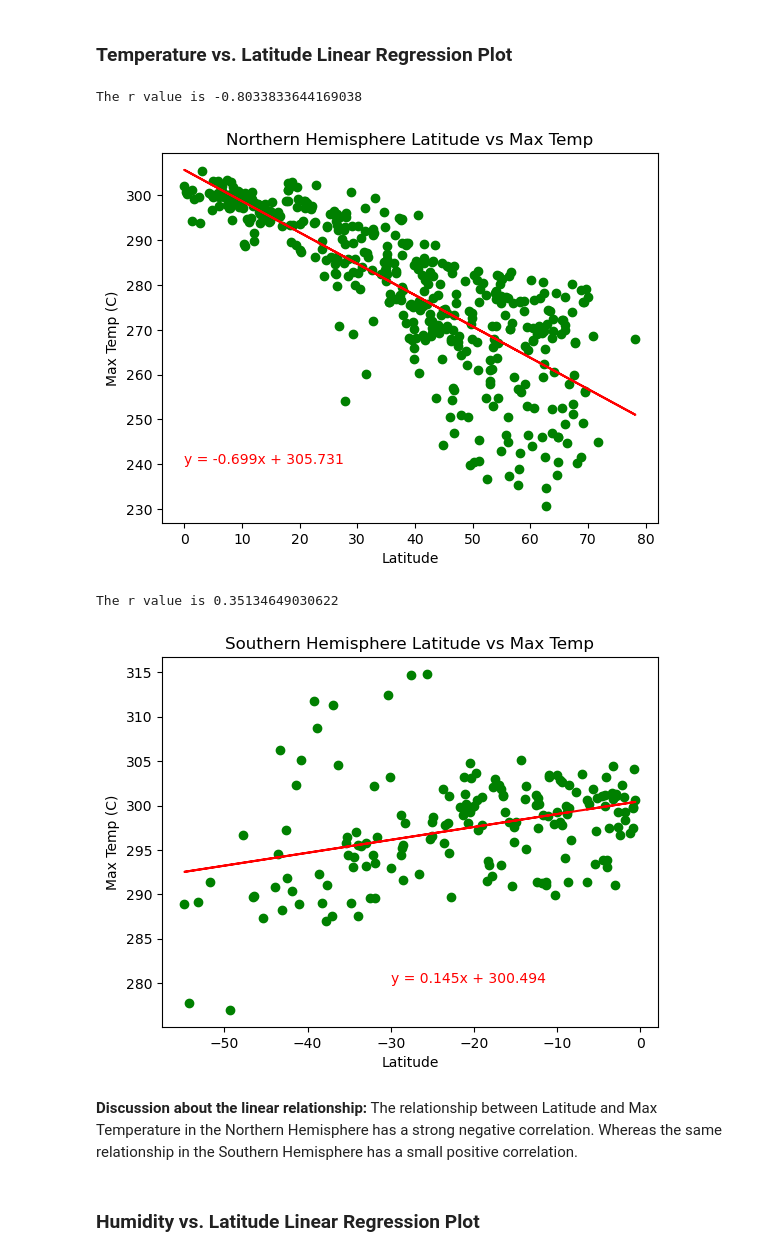
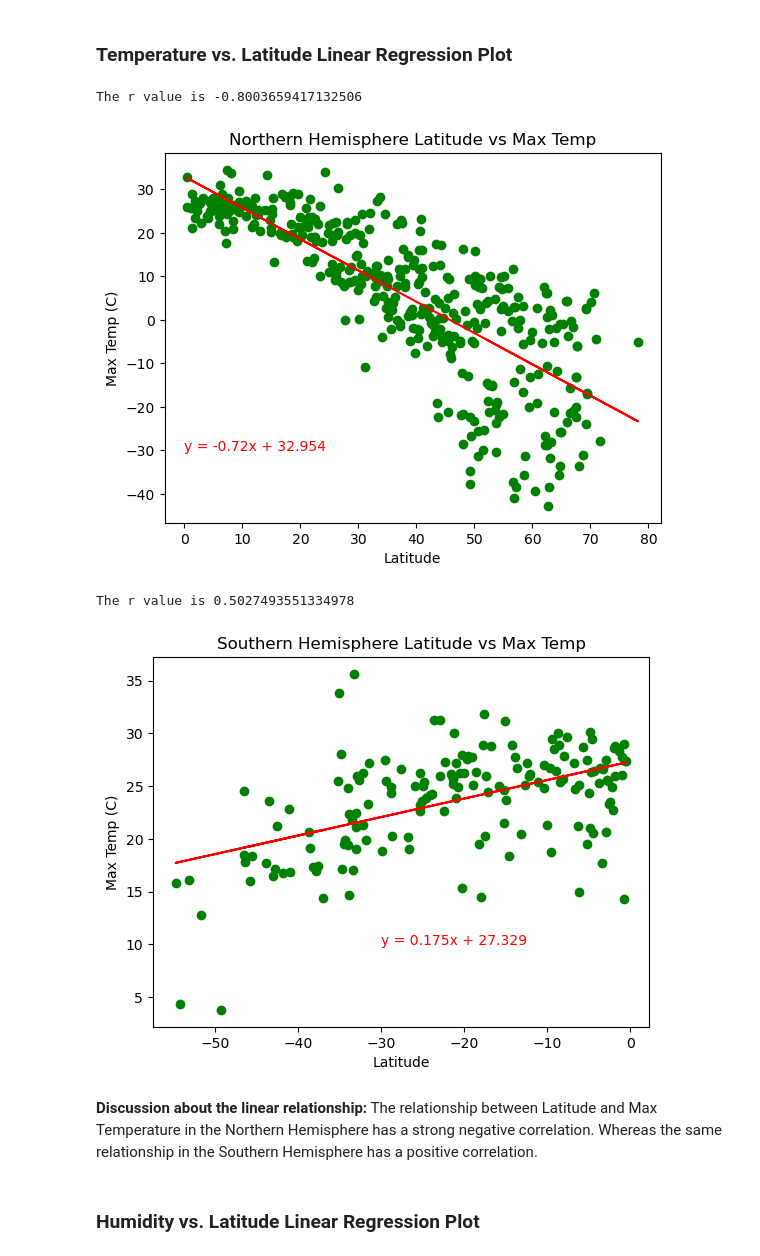
Before and after one commit to clorden1/python-api-challenge, a Jupyter notebook: Starter_Code/starter_code/WeatherPy.ipynb, the cells around one changed output. Drawn from its saved outputs; the diff is of its cells as text; code cells hidden in the pictures.

```diff
--- a/Starter_Code/starter_code/WeatherPy.ipynb
+++ b/Starter_Code/starter_code/WeatherPy.ipynb
@@ -320,19 +320,19 @@ southern_hemi_df.head()
 ###  Temperature vs. Latitude Linear Regression Plot
 # %%
 # Linear regression on Northern Hemisphere
-plotLinReg(x = northern_hemi_df["Lat"], y = northern_hemi_df["Max Temp"], title = "Northern Hemisphere Latitude vs Max Temp", xlabel = "Latitude", ylabel = "Max Temp (C)", xyloc= (0, 240))
+plotLinReg(x = northern_hemi_df["Lat"], y = northern_hemi_df["Max Temp"], title = "Northern Hemisphere Latitude vs Max Temp", xlabel = "Latitude", ylabel = "Max Temp (C)", xyloc= (0, -30))
 # %% [output]
-The r value is -0.8033833644169038
+The r value is -0.8003659417132506
-[figure, old version]
+[figure, new version]
 # %%
 # Linear regression on Southern Hemisphere
-plotLinReg(x = southern_hemi_df["Lat"], y = southern_hemi_df["Max Temp"], title = "Southern Hemisphere Latitude vs Max Temp", xlabel = "Latitude", ylabel = "Max Temp (C)", xyloc= (-30, 280))
+plotLinReg(x = southern_hemi_df["Lat"], y = southern_hemi_df["Max Temp"], title = "Southern Hemisphere Latitude vs Max Temp", xlabel = "Latitude", ylabel = "Max Temp (C)", xyloc= (-30, 10))
 # %% [output]
-The r value is 0.35134649030622
+The r value is 0.5027493551334978
-[figure, old version]
+[figure, new version]
 # %% [markdown]
 **Discussion about the linear relationship:**
-The relationship between Latitude and Max Temperature in the Northern Hemisphere has a strong negative correlation. Whereas the same relationship in the Southern Hemisphere has a small positive correlation.
+The relationship between Latitude and Max Temperature in the Northern Hemisphere has a strong negative correlation. Whereas the same relationship in the Southern Hemisphere has a positive correlation.
 # %% [markdown]
 ### Humidity vs. Latitude Linear Regression Plot
 # %%
```
Also changed, not shown: parts of 17 cells of this notebook, 5 other files.
